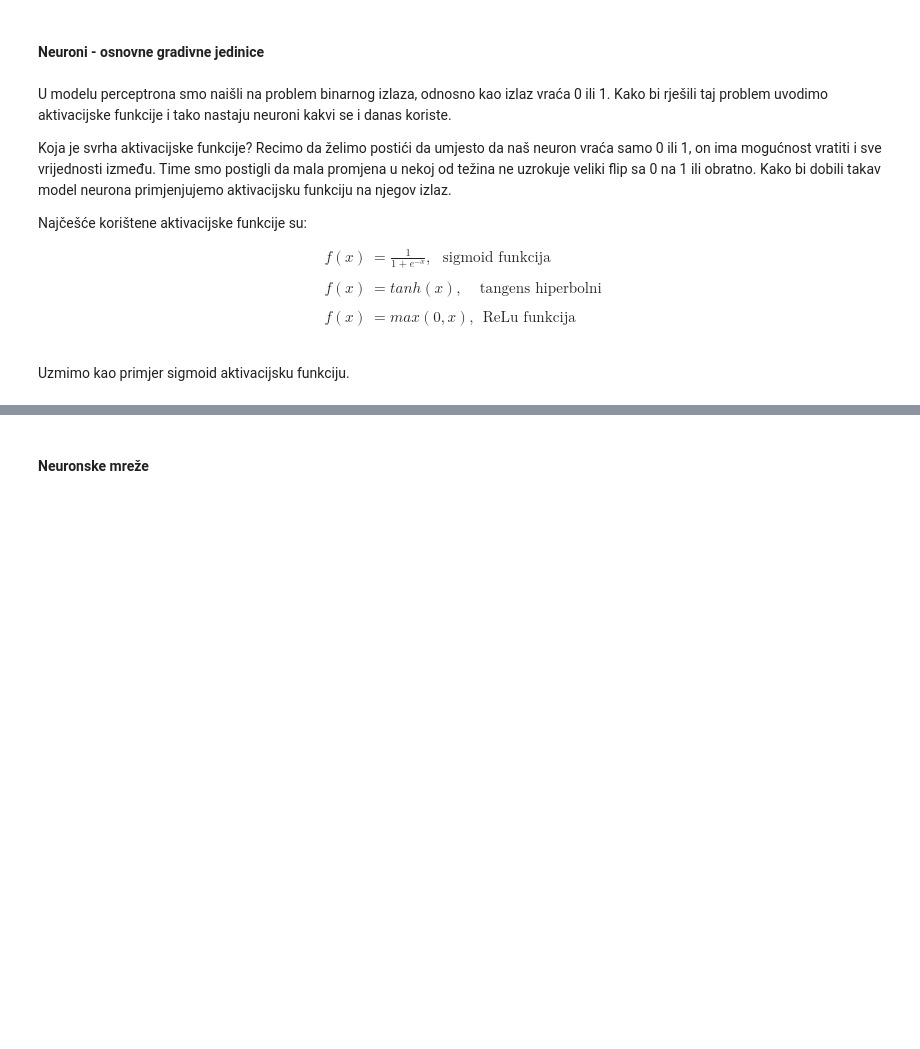
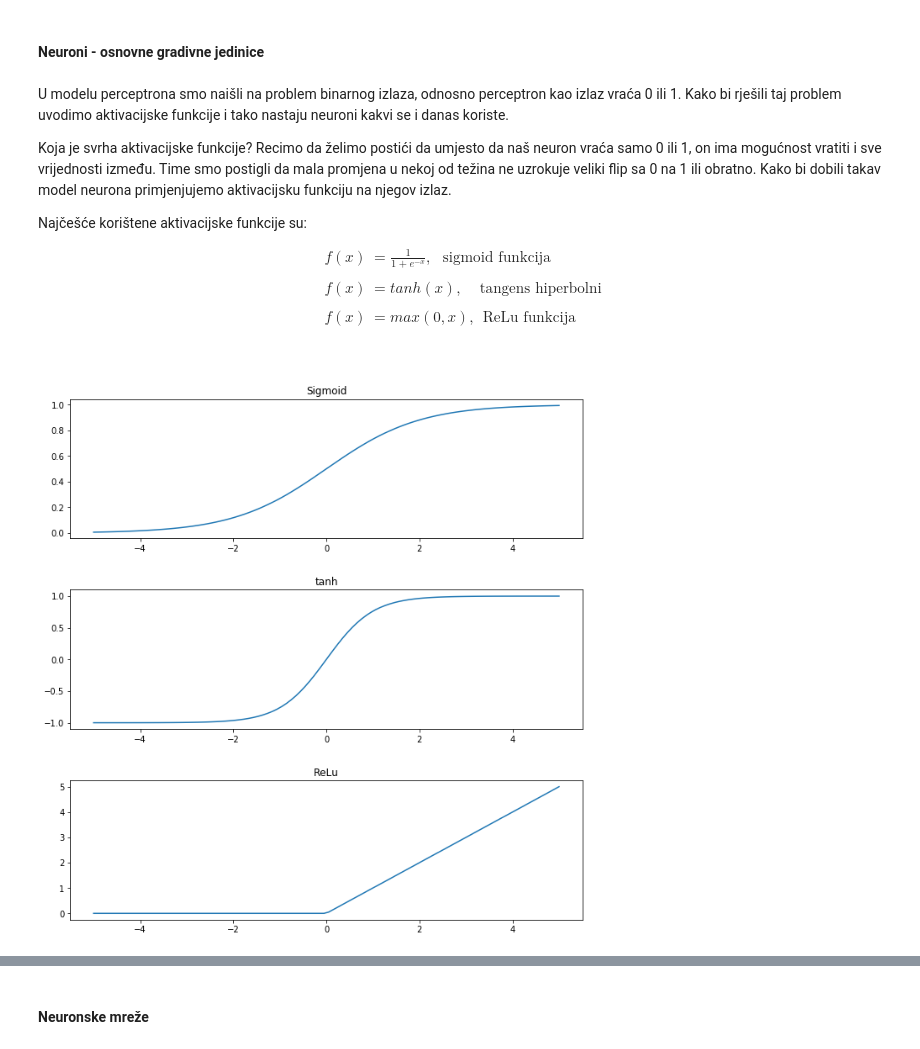
Before and after one commit to mperos/NeuralNet-Implementation, a Jupyter notebook: Backpropagation.ipynb, the cells around one changed output, grey strips where cells are left out. Cells and saved outputs as stored; diff of their text form; code cells hidden in the pictures; blank space fills up the shorter version.

Commit message:
Napisano poglavlje Neuroni.

```diff
--- a/Backpropagation.ipynb
+++ b/Backpropagation.ipynb
@@ -60,7 +60,7 @@ Zašto je problem? Pretpostavimo da naša mreža dobro klasificira većinu broje
 # %% [markdown]
 #### Neuroni - osnovne gradivne jedinice <a name="neuron"></a>
 # %% [markdown]
-<p>U modelu perceptrona smo naišli na problem binarnog izlaza, odnosno kao izlaz vraća 0 ili 1. Kako bi rješili taj problem uvodimo aktivacijske funkcije i tako nastaju neuroni kakvi se i danas koriste. </p>
+<p>U modelu perceptrona smo naišli na problem binarnog izlaza, odnosno perceptron kao izlaz vraća 0 ili 1. Kako bi rješili taj problem uvodimo aktivacijske funkcije i tako nastaju neuroni kakvi se i danas koriste. </p>
 
 <p> Koja je svrha aktivacijske funkcije? Recimo da želimo postići da umjesto da naš neuron vraća samo 0 ili 1, on ima mogućnost vratiti i sve vrijednosti između. Time smo postigli da mala promjena u nekoj od težina ne uzrokuje veliki flip sa 0 na 1 ili obratno. Kako bi dobili takav model neurona primjenjujemo aktivacijsku funkciju na njegov izlaz. </p>
 
@@ -73,6 +73,35 @@ Zašto je problem? Pretpostavimo da naša mreža dobro klasificira većinu broje
 \end{align}
 
 <br>
-<p>
-Uzmimo kao primjer sigmoid aktivacijsku funkciju.
-</p>
+# %%
+# Step funkcija koja se koristi u modelu perceptrona
+def step(x):
+    return np.heaviside(x, 1)
+
+# Jednadžbe aktivacijskih funkcija koje se koriste u modelu neurona
+def sigmoid(x):
+    return (1 / (1 + np.exp(-x)))
+
+def tanh(x):
+    return np.tanh(x)
+
+def ReLu(x):
+    return np.maximum(0, x)
+# %%
+# Grafovi aktivacijskih funkcija
+x = np.linspace(-5, 5, num = 100)
+
+fig1, ax1 = plt.subplots(3, 1, figsize=(10, 10))
+fig1.tight_layout(pad = 4.0)
+ax1[0].plot(x, sigmoid(x))
+ax1[0].set_title('Sigmoid')
+
+ax1[1].plot(x, tanh(x))
+ax1[1].set_title('tanh')
+
+ax1[2].plot(x, ReLu(x))
+ax1[2].set_title('ReLu')
+
+plt.show()
+# %% [output]
+[figure, added]
```
Also changed, not shown: parts of 8 cells of this notebook, 1 other file.
